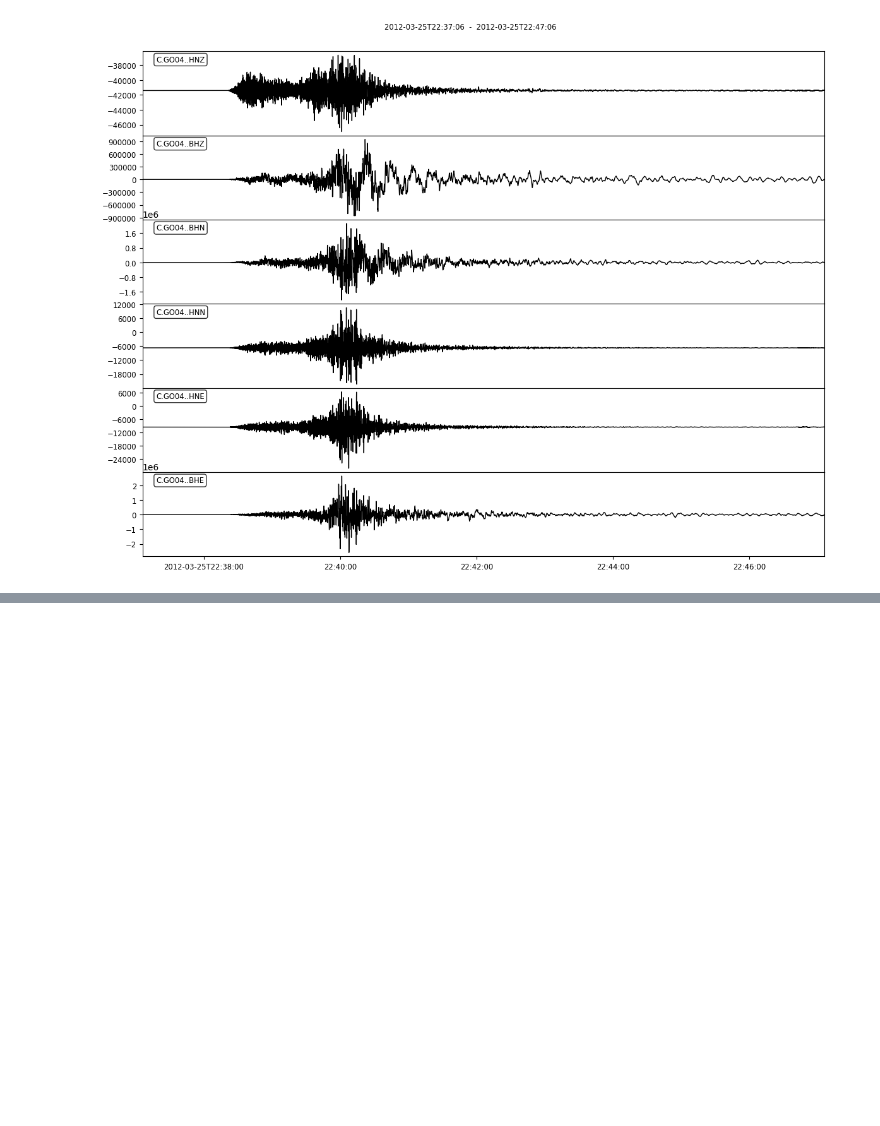
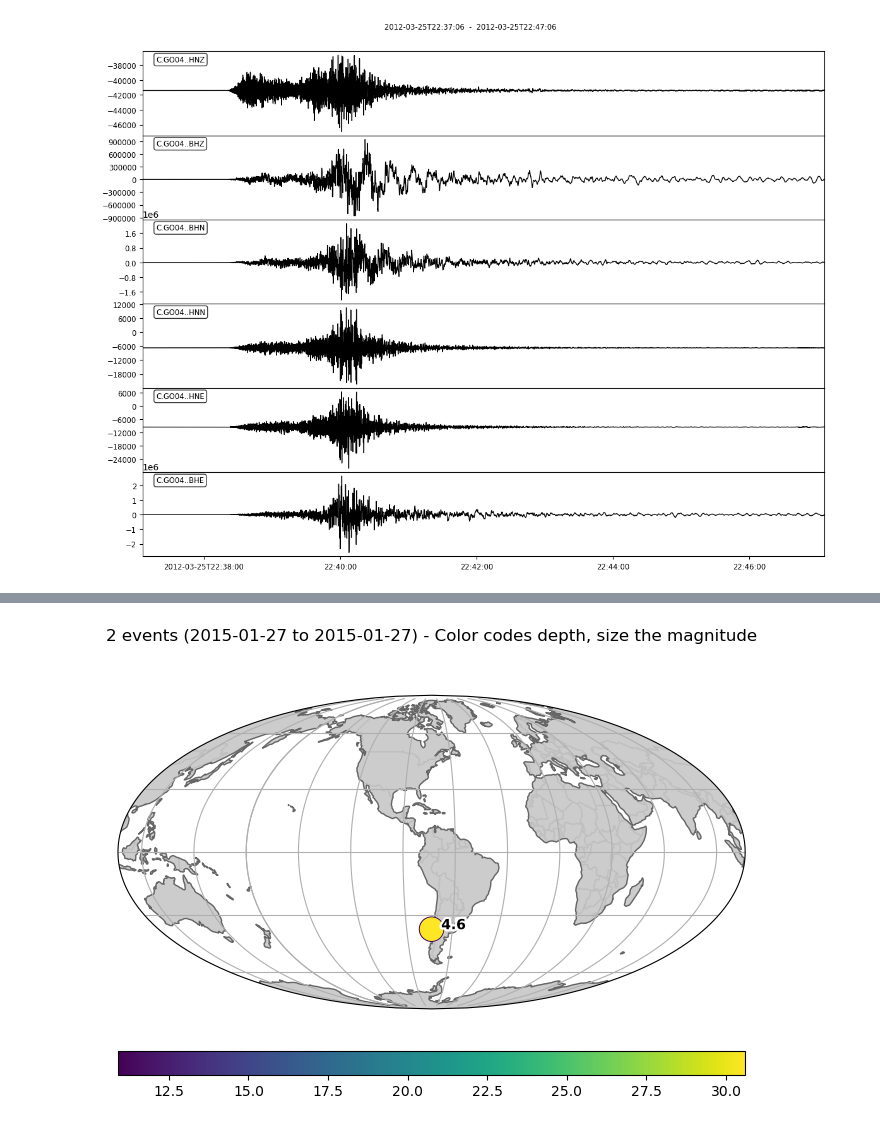
Before and after one commit to CristopherSanchezA/Geofisica-Python, a Jupyter notebook: Análisis_Datos_Sismológicos/ADS_P_02.ipynb, the cells around one changed output, grey strips where cells are left out. Cells and saved outputs as stored; diff of their text form; code cells hidden in the pictures; blank space fills up the shorter version.

```diff
--- a/Análisis_Datos_Sismológicos/ADS_P_02.ipynb
+++ b/Análisis_Datos_Sismológicos/ADS_P_02.ipynb
@@ -39,0 +65,13 @@ f2 = st.plot(equal_scale=False, size=(1200, 900), number_of_ticks=5, show_y_UTC_
+# %%
+from obspy.clients.fdsn import Client
+from obspy import UTCDateTime
+client = Client("USGS") # USGS para obtener eventos a nivel mundial
+
+ti = UTCDateTime("2015-01-1T00:00:00")
+tf = UTCDateTime("2015-01-31T23:59:59")
+catalogo = client.get_events(starttime=ti, endtime=tf, minmagnitude=4.0, minlatitude=-45, maxlatitude=-35, minlongitude=-75, maxlongitude=-70)
+
+print(catalogo)
+
+out = catalogo.plot()
+# %% [output]
@@ -39,0 +81 @@ f2 = st.plot(equal_scale=False, size=(1200, 900), number_of_ticks=5, show_y_UTC_
+[figure, added]
```
Also changed, not shown: parts of 3 cells of this notebook.
